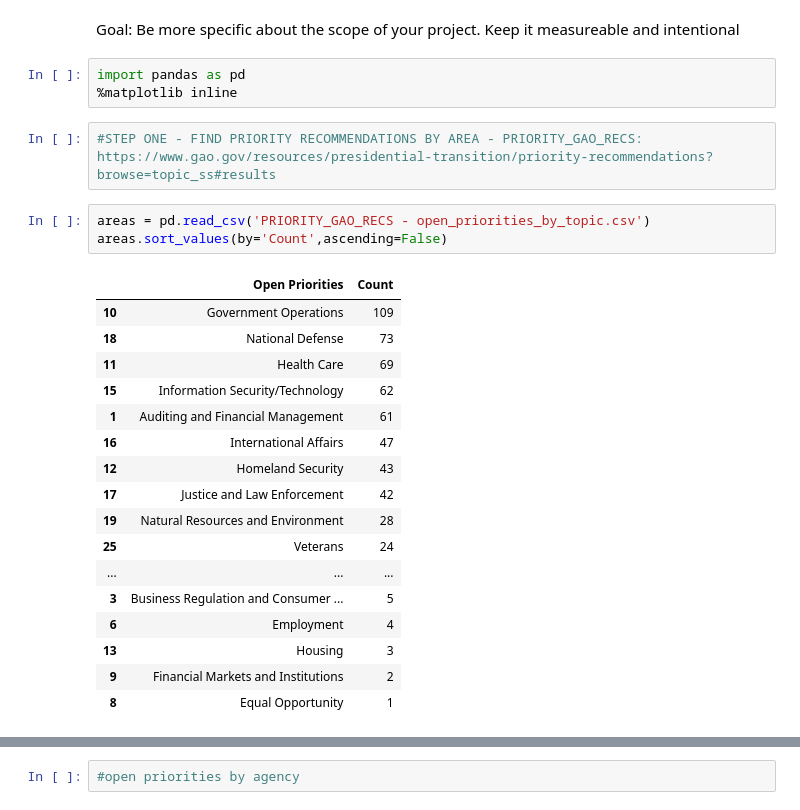
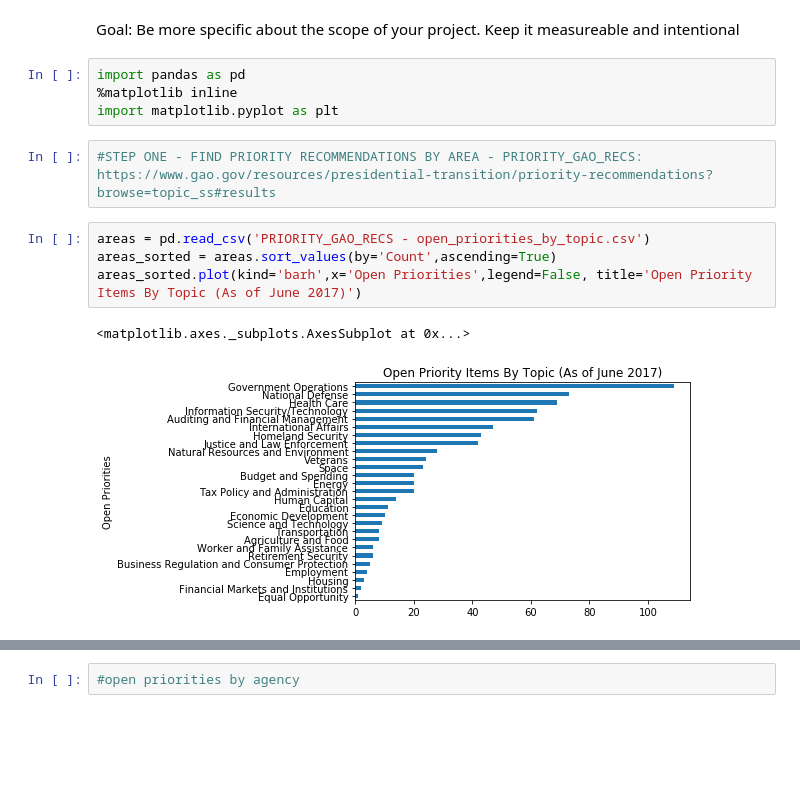
Before and after one commit to maijaliisa/studio-projects, a Jupyter notebook: code/GOA_Report/GAO_PROJECT_ATTEMPT_2.ipynb, the cells around one changed output, grey strips where cells are left out. Drawn from its saved outputs; the diff is of its cells as text; blank space fills up the shorter version.

```diff
--- a/code/GOA_Report/GAO_PROJECT_ATTEMPT_2.ipynb
+++ b/code/GOA_Report/GAO_PROJECT_ATTEMPT_2.ipynb
@@ -3,26 +3,13 @@ Goal: Be more specific about the scope of your project. Keep it measureable and
 # %%
 import pandas as pd
 %matplotlib inline
+import matplotlib.pyplot as plt
 # %%
 #STEP ONE - FIND PRIORITY RECOMMENDATIONS BY AREA - PRIORITY_GAO_RECS: https://www.gao.gov/resources/presidential-transition/priority-recommendations?browse=topic_ss#results
 # %%
 areas = pd.read_csv('PRIORITY_GAO_RECS - open_priorities_by_topic.csv')
-areas.sort_values(by='Count',ascending=False)
+areas_sorted = areas.sort_values(by='Count',ascending=True)
+areas_sorted.plot(kind='barh',x='Open Priorities',legend=False, title='Open Priority Items By Topic (As of June 2017)')
 # %% [output]
-|  | Open Priorities | Count |
-| 10 | Government Operations | 109 |
-| 18 | National Defense | 73 |
-| 11 | Health Care | 69 |
-| 15 | Information Security/Technology | 62 |
-| 1 | Auditing and Financial Management | 61 |
-| 16 | International Affairs | 47 |
-| 12 | Homeland Security | 43 |
-| 17 | Justice and Law Enforcement | 42 |
-| 19 | Natural Resources and Environment | 28 |
-| 25 | Veterans | 24 |
-| ... | ... | ... |
-| 3 | Business Regulation and Consumer ... | 5 |
-| 6 | Employment | 4 |
-| 13 | Housing | 3 |
-| 9 | Financial Markets and Institutions | 2 |
-| 8 | Equal Opportunity | 1 |
+<matplotlib.axes._subplots.AxesSubplot at 0x...>
+[figure, added]
```
Also changed, not shown: parts of 6 cells of this notebook, 7 other files.
